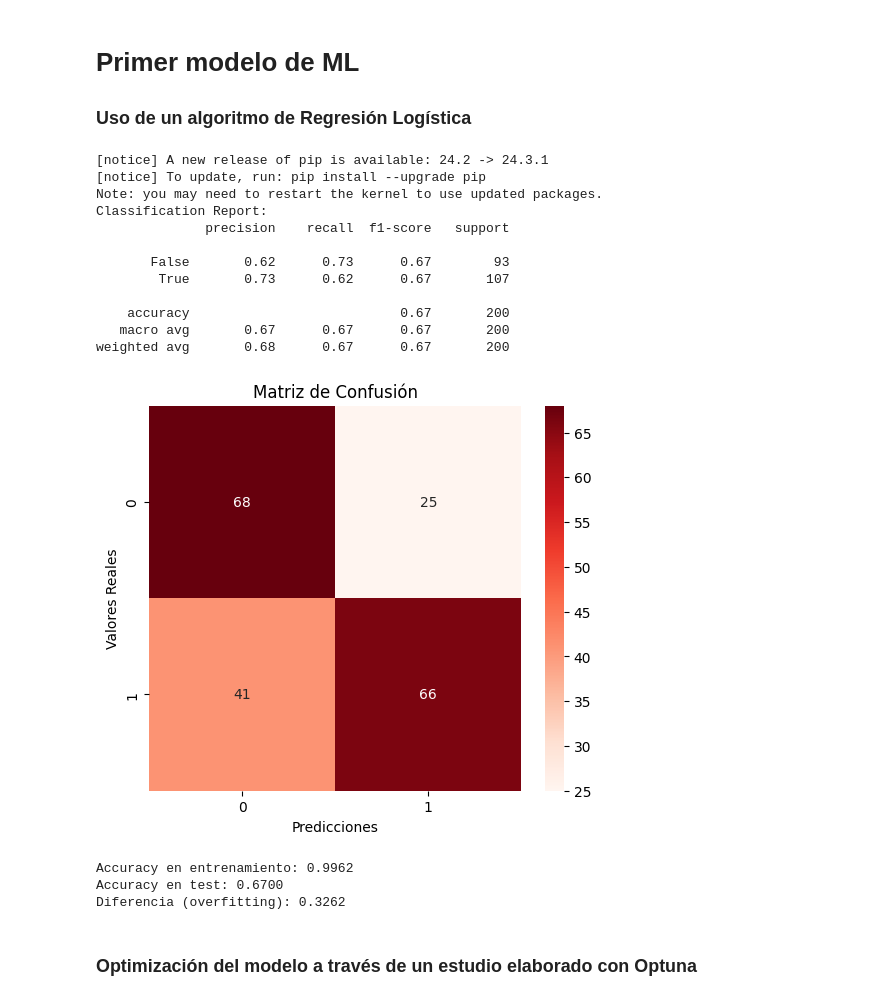
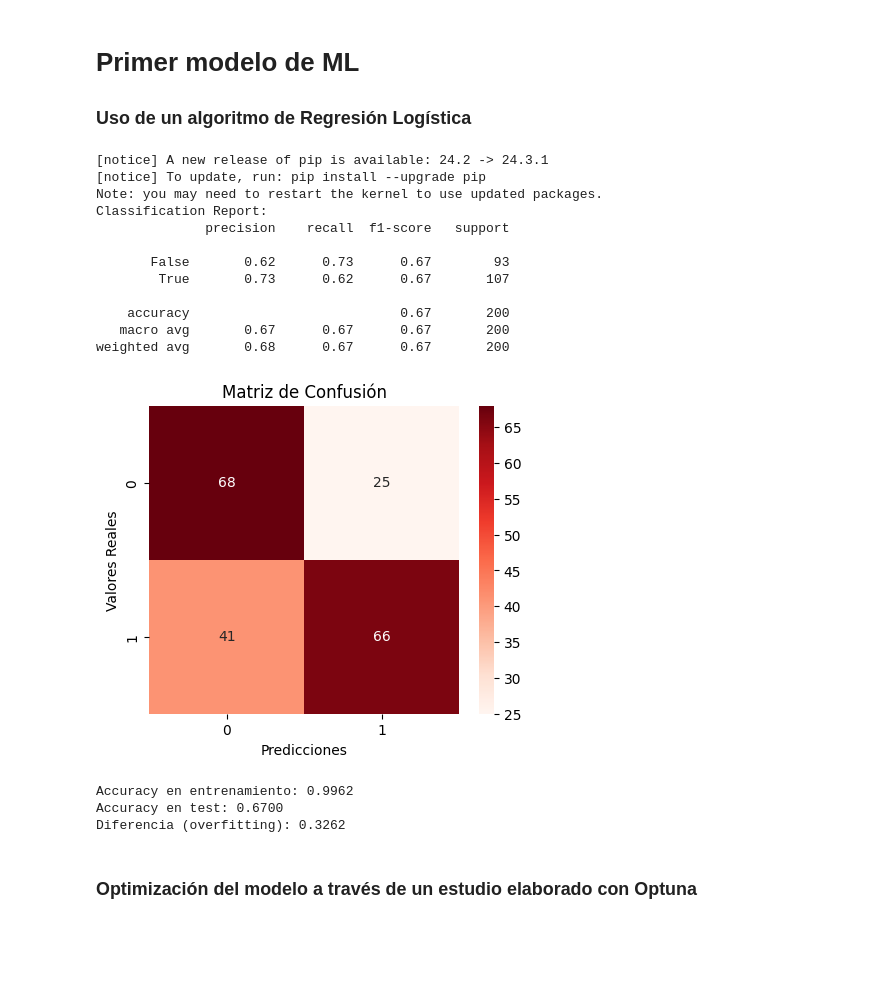
Before and after one commit to AI-School-F5-P3/youToxic_NLP_equipo14, a Jupyter notebook: ML_classifier_LREG_aitor.ipynb, the cells around one changed output. Drawn from its saved outputs; the diff is of its cells as text; code cells hidden in the pictures; blank space fills up the shorter version.

```diff
--- a/ML_classifier_LREG_aitor.ipynb
+++ b/ML_classifier_LREG_aitor.ipynb
@@ -68,35 +68,35 @@ print("Classification Report:")
 print(classification_report(y_test, y_pred))
 
 # Crear y visualizar matriz de confusión
-plt.figure(figsize=(6, 5))
+plt.figure(figsize=(5, 4))
 cm = confusion_matrix(y_test, y_pred)
 sns.heatmap(cm, annot=True, fmt='d', cmap='Reds')
 plt.title('Matriz de Confusión')
 plt.ylabel('Valores Reales')
 plt.xlabel('Predicciones')
 plt.show()
 
 # Calcular y mostrar accuracy en train y test
 train_score = lr_model.score(X_train_scaled, y_train)
 test_score = lr_model.score(X_test_scaled, y_test)
 
 print(f"\nAccuracy en entrenamiento: {train_score:.4f}")
 print(f"Accuracy en test: {test_score:.4f}")
 print(f"Diferencia (overfitting): {abs(train_score - test_score):.4f}")
 # %% [output]
 [notice] A new release of pip is available: 24.2 -> 24.3.1
 [notice] To update, run: pip install --upgrade pip
 Note: you may need to restart the kernel to use updated packages.
 Classification Report:
               precision    recall  f1-score   support
 
        False       0.62      0.73      0.67        93
         True       0.73      0.62      0.67       107
 
     accuracy                           0.67       200
    macro avg       0.67      0.67      0.67       200
 weighted avg       0.68      0.67      0.67       200
-[figure, old version]
+[figure, new version]
 Accuracy en entrenamiento: 0.9962
 Accuracy en test: 0.6700
 Diferencia (overfitting): 0.3262
```
Also changed, not shown: parts of 5 cells of this notebook.
